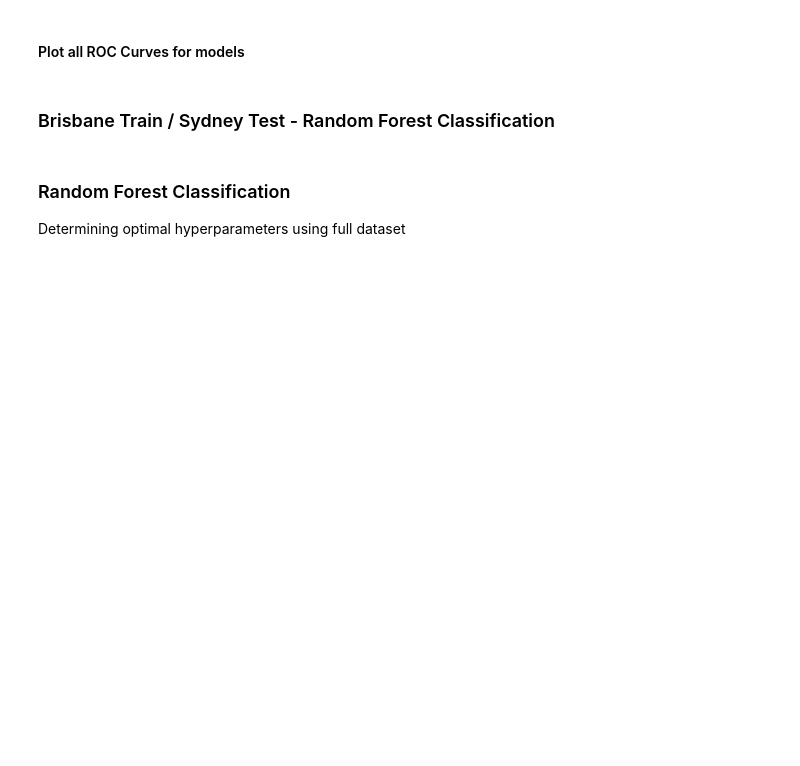
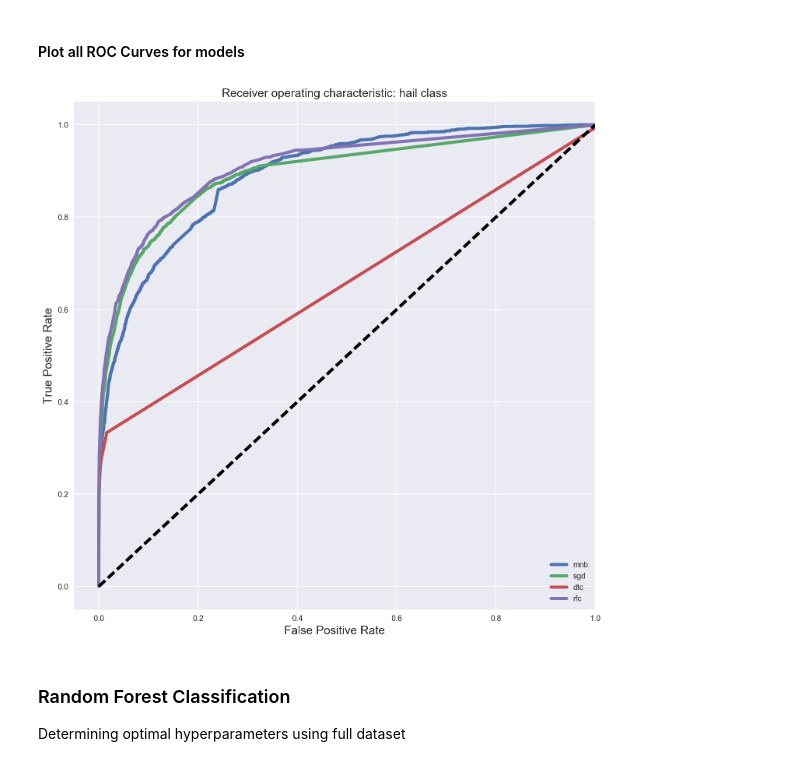
Before and after one commit to tcroshaw/ga_personal, a Jupyter notebook: capstone_technical_report_3_HailModelling.ipynb, the cells around one changed output. Saved outputs shown, nothing was run; the diff lists cells and outputs as text; code cells hidden in the pictures; blank space fills up the shorter version.

```diff
--- a/capstone_technical_report_3_HailModelling.ipynb
+++ b/capstone_technical_report_3_HailModelling.ipynb
@@ -337,33 +494,33 @@ yhat_rfc = rfc_gs.predict_proba(X_test)
 # naive bayes roc/auc calculation
 fpr_mnb, tpr_mnb, _ = roc_curve(y_test, yhat_mnb[:,1])
 roc_auc_mnb = auc(fpr_mnb, tpr_mnb)
 
 # sgd roc/auc calculation
 fpr_sgd, tpr_sgd, _ = roc_curve(y_test, yhat_sgd[:,1])
-roc_auc_sgd = auc(fpr_dtc, tpr_dtc)
+roc_auc_sgd = auc(fpr_sgd, tpr_sgd)
 
 # decision tree roc/auc calculation
 fpr_dtc, tpr_dtc, _ = roc_curve(y_test, yhat_dtc[:,1])
 roc_auc_dtc = auc(fpr_dtc, tpr_dtc)
 
 # random forest roc/auc calculation
 fpr_rfc, tpr_rfc, _ = roc_curve(y_test, yhat_rfc[:,1])
 roc_auc_rfc = auc(fpr_rfc, tpr_rfc)
 
 plt.figure(figsize=[12,12])
 
 plt.plot(fpr_mnb, tpr_mnb, label='mnb' % roc_auc_mnb, linewidth=4)
 plt.plot(fpr_sgd, tpr_sgd, label='sgd' % roc_auc_sgd, linewidth=4)
 plt.plot(fpr_dtc, tpr_dtc, label='dtc' % roc_auc_dtc, linewidth=4)
 plt.plot(fpr_rfc, tpr_rfc, label='rfc' % roc_auc_rfc, linewidth=4)
 
 plt.plot([0, 1], [0, 1], 'k--', linewidth=4)
 plt.xlim([-0.05, 1.0])
 plt.ylim([-0.05, 1.05])
 plt.xlabel('False Positive Rate', fontsize=15)
 plt.ylabel('True Positive Rate', fontsize=15)
 plt.title('Receiver operating characteristic: hail class', fontsize=15)
 plt.legend(loc="lower right")
 plt.show()
+# %% [output]
+[figure, added]
-# %% [markdown]
-### Brisbane Train / Sydney Test - Random Forest Classification
```
Also changed, not shown: parts of 39 cells of this notebook, 4 other files.
